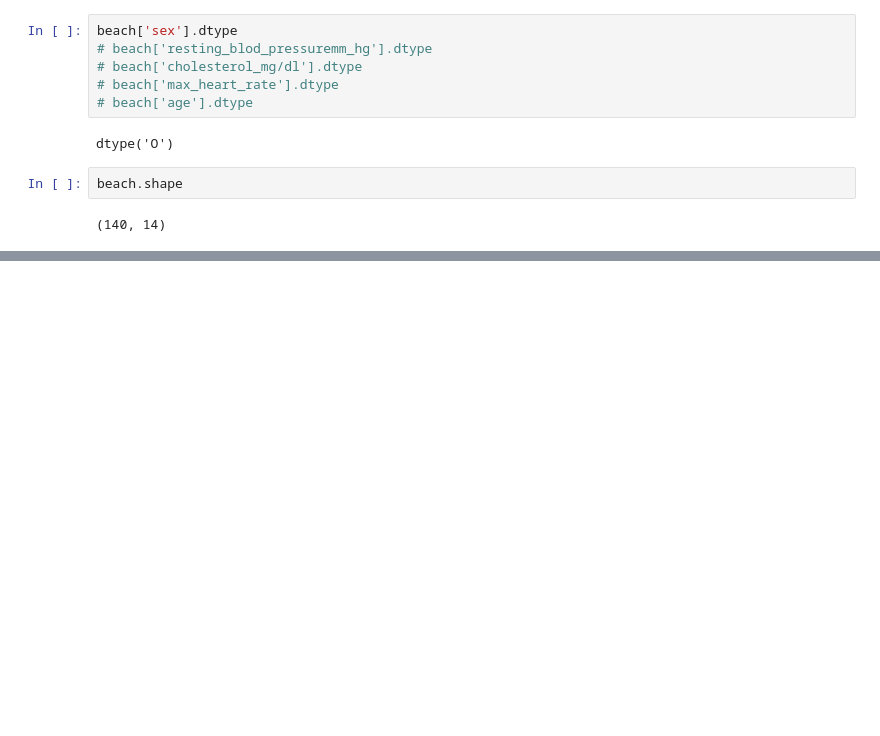
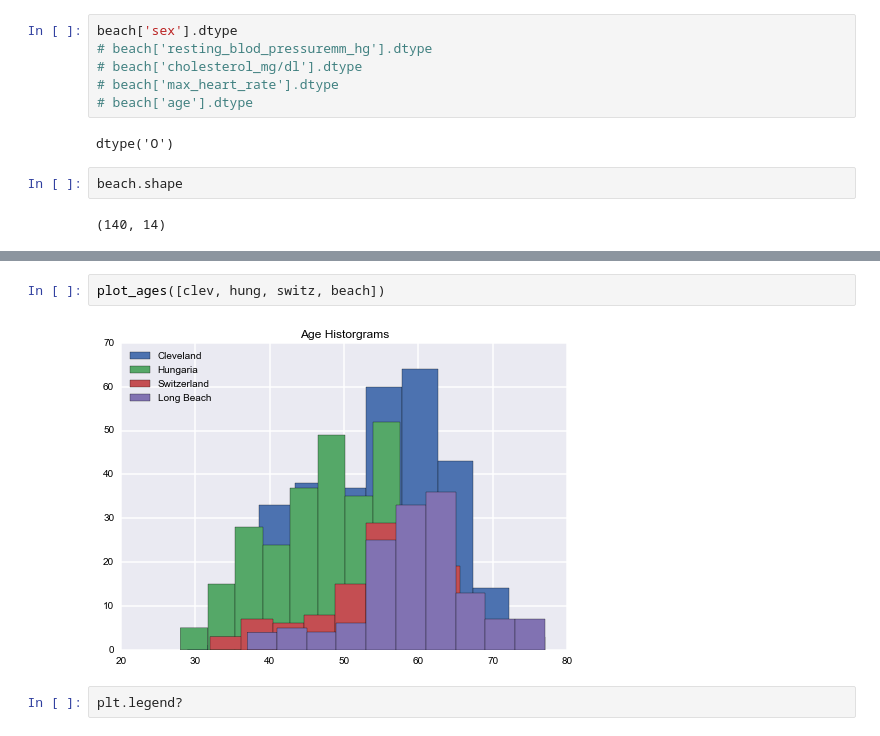
Before and after one commit to nyghtowl/Practice_Distributions, a Jupyter notebook: Dist_Review2.ipynb, the cells around one changed output, grey strips where cells are left out. Drawn from its saved outputs; the diff is of its cells as text; blank space fills up the shorter version.

```diff
--- a/Dist_Review2.ipynb
+++ b/Dist_Review2.ipynb
@@ -48,0 +64,6 @@ Plot a distribution of ages for each cohort. plot all 4 groups as subplots in a
+# %%
+plot_ages([clev, hung, switz, beach])
+# %% [output]
+[figure, added]
+# %%
+plt.legend?
```
Also changed, not shown: parts of 4 cells of this notebook, 1 other file.
